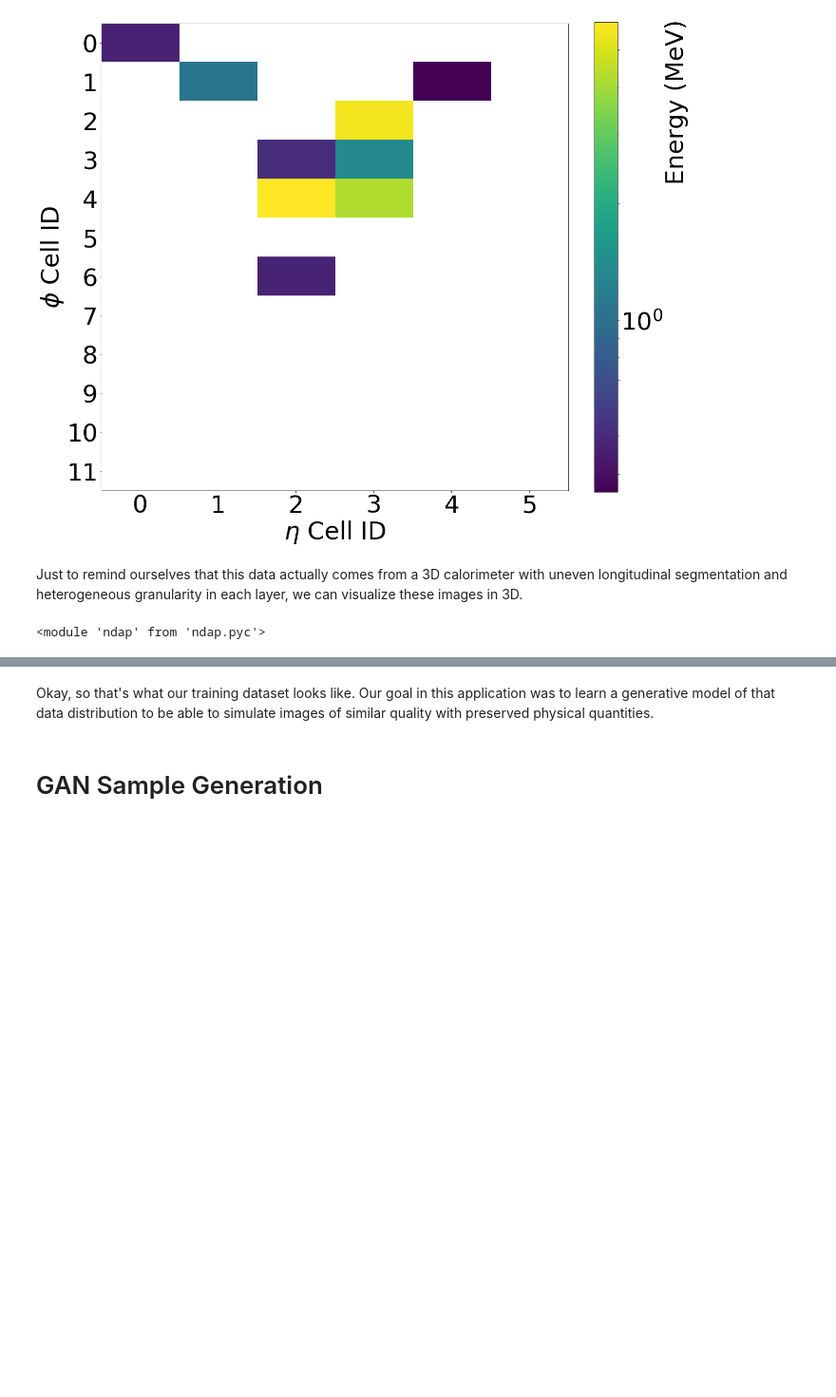
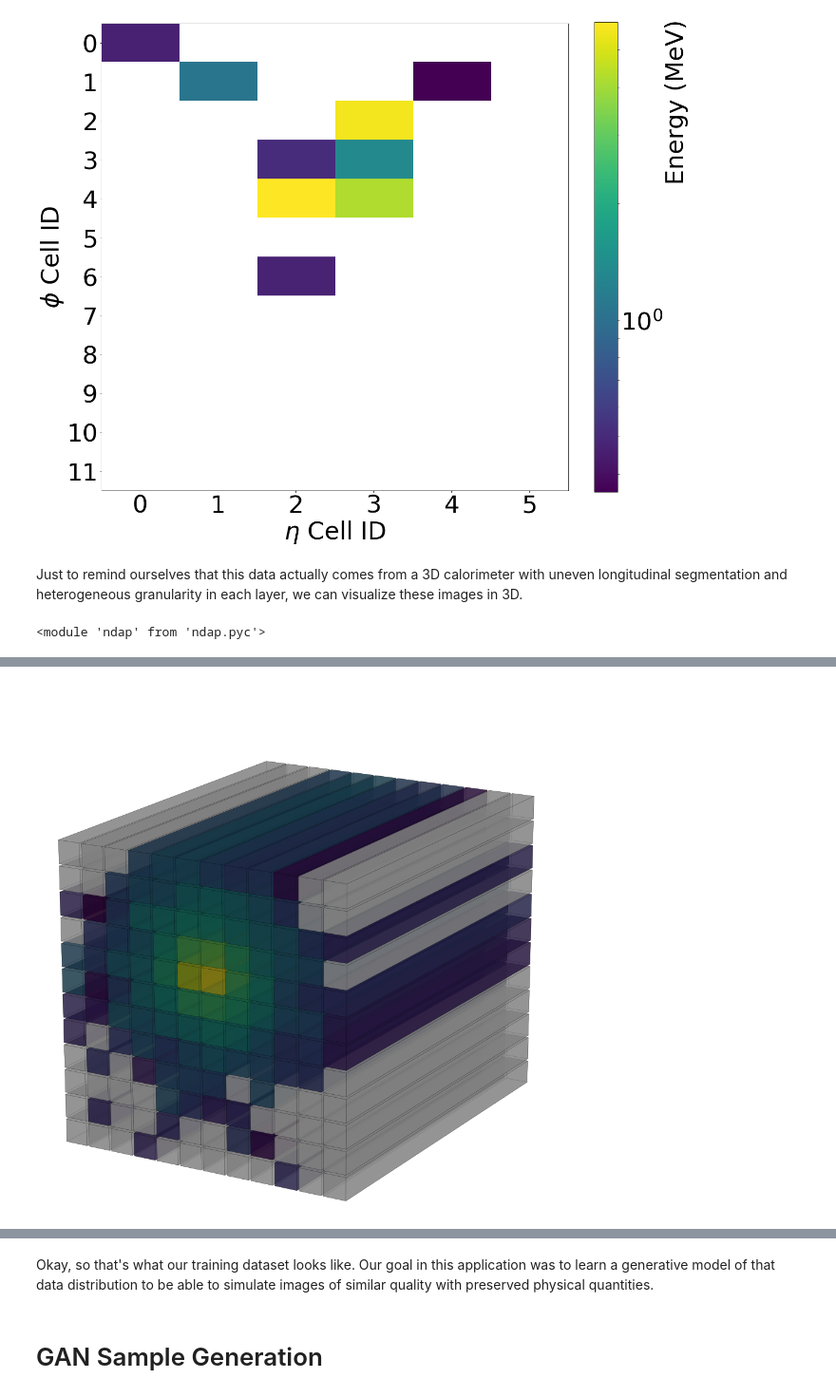
Before and after one commit to hep-lbdl/CaloGAN, a Jupyter notebook: analysis/analysis-release-alpha.ipynb, the cells around one changed output, grey strips where cells are left out. Shown at 95% size. Saved outputs shown, nothing was run; the diff lists cells and outputs as text; code cells hidden in the pictures; blank space fills up the shorter version.

```diff
--- a/analysis/analysis-release-alpha.ipynb
+++ b/analysis/analysis-release-alpha.ipynb
@@ -151,23 +151,25 @@ NameError: name 'gamma_0' is not defined
 # %%
-color = im.cmap(im.norm(gamma_1[0]))
+color = im.cmap(im.norm(eplus_1[0]))
 img_size = (12, 12) # number of cells per side
 depth = 1 # number of stacked layers of the same type
 subject = np.ones((depth, ) + img_size)
 
 # image settings
 plotter = ndap.NDArrayPlotter(subject, # default grid
                               alpha=0.6, # opacity
                               spacing=("even", 0.1, 0.1, 0.1), # inter-cube spacing
                               scale=(16, 1, 1))
 
 # colors
 colors = np.array(
     [matplotlib.colors.to_hex(c) for c in color.reshape(img_size[0] * img_size[1], 4)]
 ).reshape((1, ) + img_size)
 colors[colors == '#000000'] = '#ffffff'
 colors = np.tile(colors, (depth, 1, 1))
 plotter.set_color(colors)
 
 (fig, ax) = plotter.render(azim=30, elev=17)
 #plt.savefig('1.png', transparent=True)
+# %% [output]
+[figure, added]
 # %%
```
Also changed, not shown: parts of 6 cells of this notebook.
